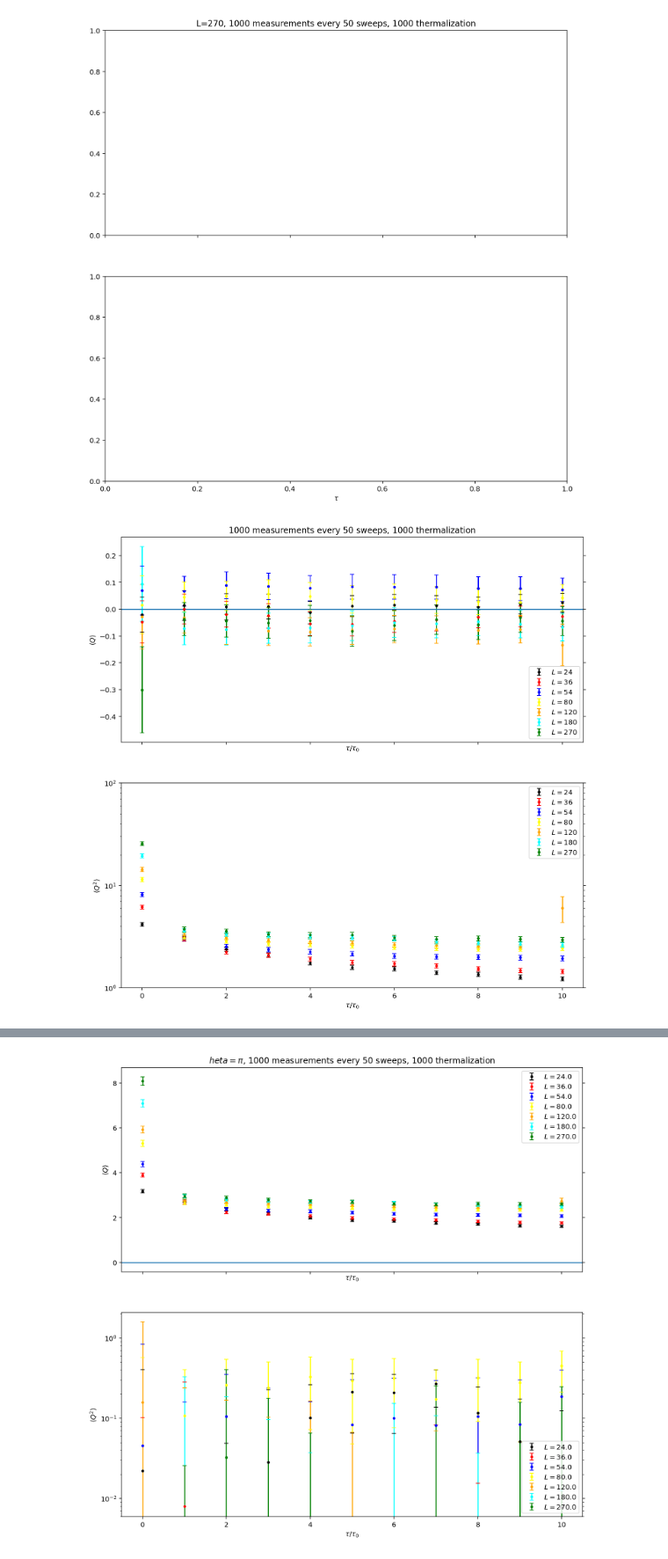
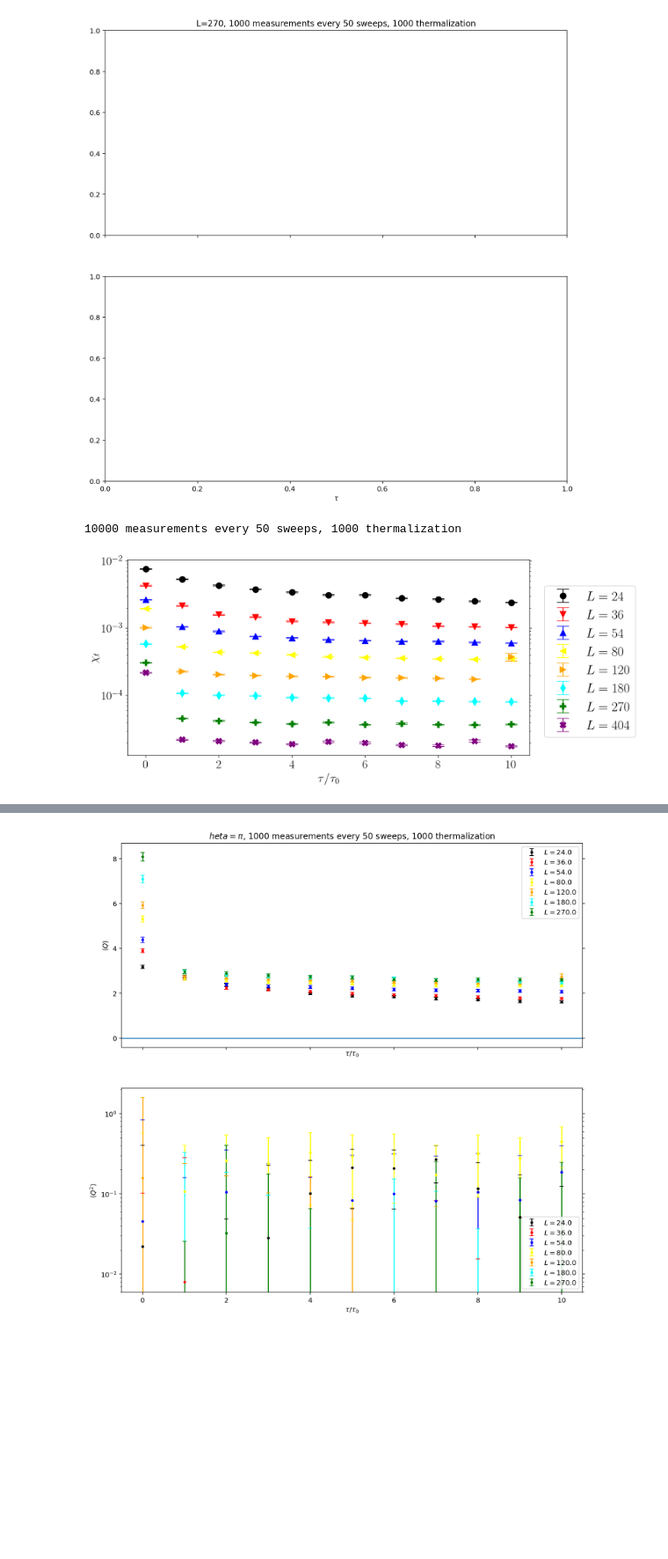
Before and after one commit to stuartthomas25/honors-thesis, a Jupyter notebook: code/gradient_flow.ipynb, the cells around one changed output, grey strips where cells are left out. Shown at 88% size. Drawn from its saved outputs; the diff is of its cells as text; code cells hidden in the pictures; blank space fills up the shorter version.

```diff
--- a/code/gradient_flow.ipynb
+++ b/code/gradient_flow.ipynb
@@ -48,14 +59,14 @@ class Observable(object):
 
 global_observables = dict(
     S               =   Observable(r"S",
-                                   lambda data: np.mean(data['S']/(data['beta']*L**2)) ),
+                                   lambda data: np.mean(data['S']/(data['beta']*data['L']**2)) ),
     internal_energy =   Observable(r"E",
-                                   lambda data: np.mean(data['S']/(0.5*data['beta']*L**2)) ),
+                                   lambda data: np.mean(data['S']/(0.5*data['beta']*data['L']**2)) ),
     chi_m           =   Observable(r"\chi_m",
-                                   lambda data: np.mean(data['chi_m'])/L**2, scale='log'),
+                                   lambda data: np.mean(data['chi_m']), scale='log'),
     delta_m         =   Observable(r"\delta_m",
                             lambda data,beta:
-                                2 * 10**5 * beta**4 * np.exp(-4*np.pi*beta) * np.mean(data['chi_m'])/(L**2),
+                                2 * 10**5 * beta**4 * np.exp(-4*np.pi*beta) * np.mean(data['chi_m'])/(data['L']**2),
                             scale = 'log'),
     Q               =   Observable(r"\langle Q \rangle",
                                    lambda data: np.mean(data['Q'])),
@@ -88,7 +99,8 @@ bietenholz_params = pd.DataFrame(data = {
     'L' : [24, 36, 54, 80, 120, 180, 270, 404],
     'beta' : [1.263, 1.370, 1.458, 1.535, 1.607, 1.677, 1.743, 1.807],
     't0' : [0.1, 0.225, 0.506, 1.111, 2.5, 5.625, 12.656, 28.336],
-    'xi2': [3.96, 6.01, 8.93, 13.24, 19.77, 30.01, 44.97, 67.66]
+    'xi2': [3.96, 6.01, 8.93, 13.24, 19.77, 30.01, 44.97, 67.66],
+    'xi2_err' : [.01,.01,.04,.04,.11,.18,.24,.31]
 })
 colors = ['black','red','blue','yellow','orange','cyan','green','purple']
 # %%
@@ -165,7 +232,7 @@ while not all(finished):
                         started[i] = True
                     with progresses[i]:
                         print(f" {i}> " + line)
-                last_prints[i] = time.time()
+                last_prints[i] = time.tdime()
         else:
             progresses[i].clear_output()
             if started[i]:
@@ -248,44 +315,51 @@ plt.show()
 NameError: name 'Ls' is not defined
 [figure]
 # %%
-# Reproduce Bietenholz
+# Reproduce Bietenholz 4
 
-output_file = "outputs/data.csv"
-data = pd.read_csv(output_file)
+data = get_data("data5")
 
-observ_names = ['Q','chi_t']
+#observ_names = ['Q','chi_t']
+observ_names = ['chi_t']
 observ_objs = [global_observables[o] for o in observ_names]
 
 fig,axes = plt.subplots(len(observ_names),1,figsize=(12,6*len(observ_names)), sharex=True, squeeze=False)
 axes = [ax for row in axes for ax in row] # flatten axes
 
-axes[0].set_title(f"{measurements} measurements every {record_rate} sweeps, {thermalization} thermalization")
+#axes[0].set_title(f"{measurements} measurements every {record_rate} sweeps, {thermalization} thermalization")
+print(f"{measurements} measurements every {record_rate} sweeps, {thermalization} thermalization")
 axes[-1].set_xlabel(r"$\tau$")
 
+markers = ['o','v','^','<','>','d','P','X']
 
 for ax, O in zip(axes, observ_objs):
     for i,p in bietenholz_params.iterrows():
         d = []
 
         if data[data['L'] == p.L].size == 0:
             continue
 
-        for tau in taus:
+        plotrange = taus
+        for tau in plotrange:
+        #for tau in taus:
             trial = data[(round(data['tau'],10) == round(tau*p.t0,10)) & (data['L'] == p.L)]
-            d.append(O(trial))
+            d.append(O(trial)/p.L**2)
+            #d.append(gvar(1.,0.))
 
-        ax.errorbar(taus, [x.mean for x in d], yerr=[x.sdev for x in d], fmt='.', c=colors[i], label=f"$L={int(p.L)}$", capsize=3.)
-        ax.legend()
+        ax.errorbar(plotrange, [x.mean for x in d], yerr=[x.sdev for x in d], c=colors[i], marker=markers[i], ls='', label=f"$L={int(p.L)}$", ms=10.,capsize=10.)
+        ax.legend(bbox_to_anchor = (1.28, 0.9))
 
     ax.set_xlabel(r'$\tau / \tau_0$')
-    ax.set_ylabel('$'+O.label+'$')
+    #ax.set_ylabel('$'+O.label+'$')
+    ax.set_ylabel(r'$\chi_t$')
     ax.set_yscale(O.scale)
     ax.tick_params(axis='y', which='both', left=True, right=True)
     #ax.set_xlim((0.4, 2.6))
 
-axes[0].axhline(0)
-axes[1].set_ylim((1,100))
+#axes[0].axhline(0)
+#axes[0].set_ylim((1,100))
 
 plt.show()
 # %% [output]
+10000 measurements every 50 sweeps, 1000 thermalization
-[figure, old version]
+[figure, new version]
```
Also changed, not shown: parts of 28 cells of this notebook, 15 other files.
